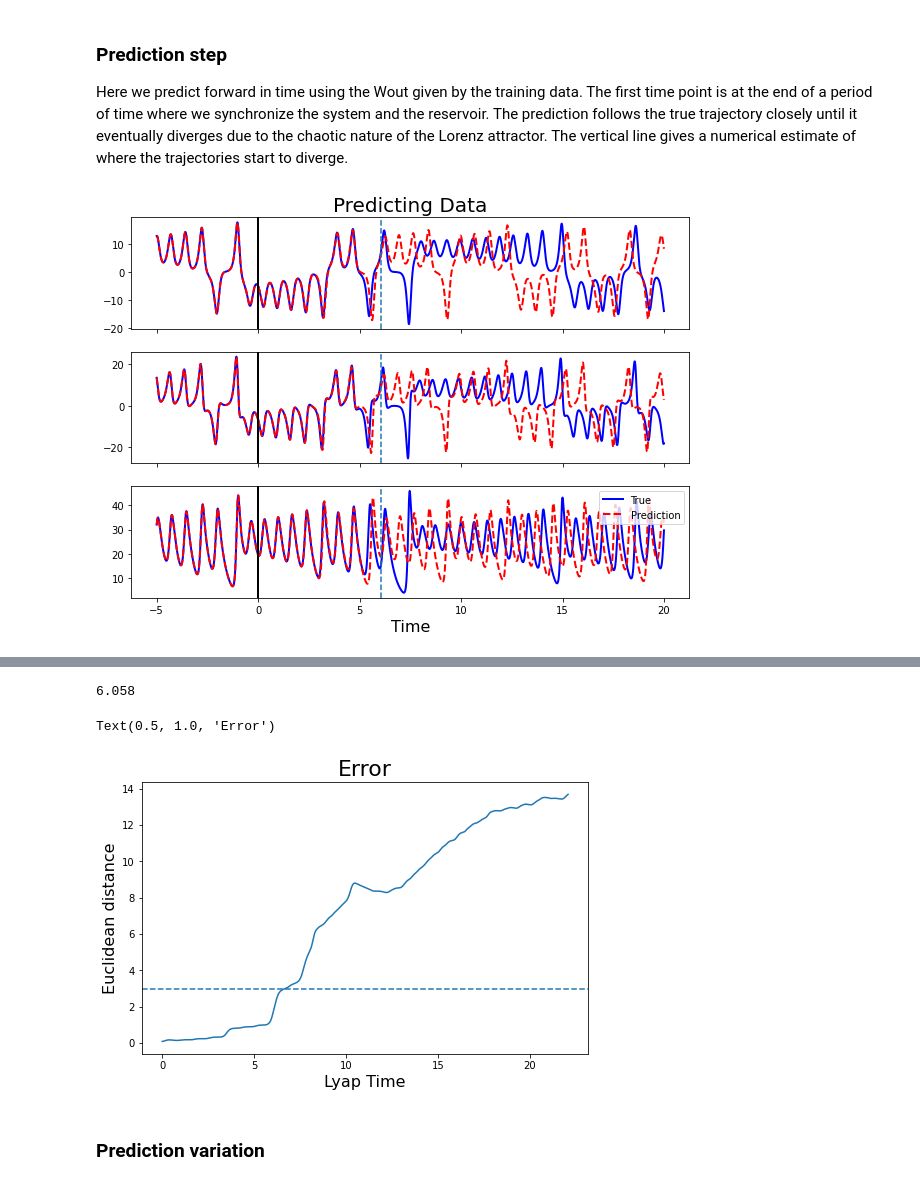
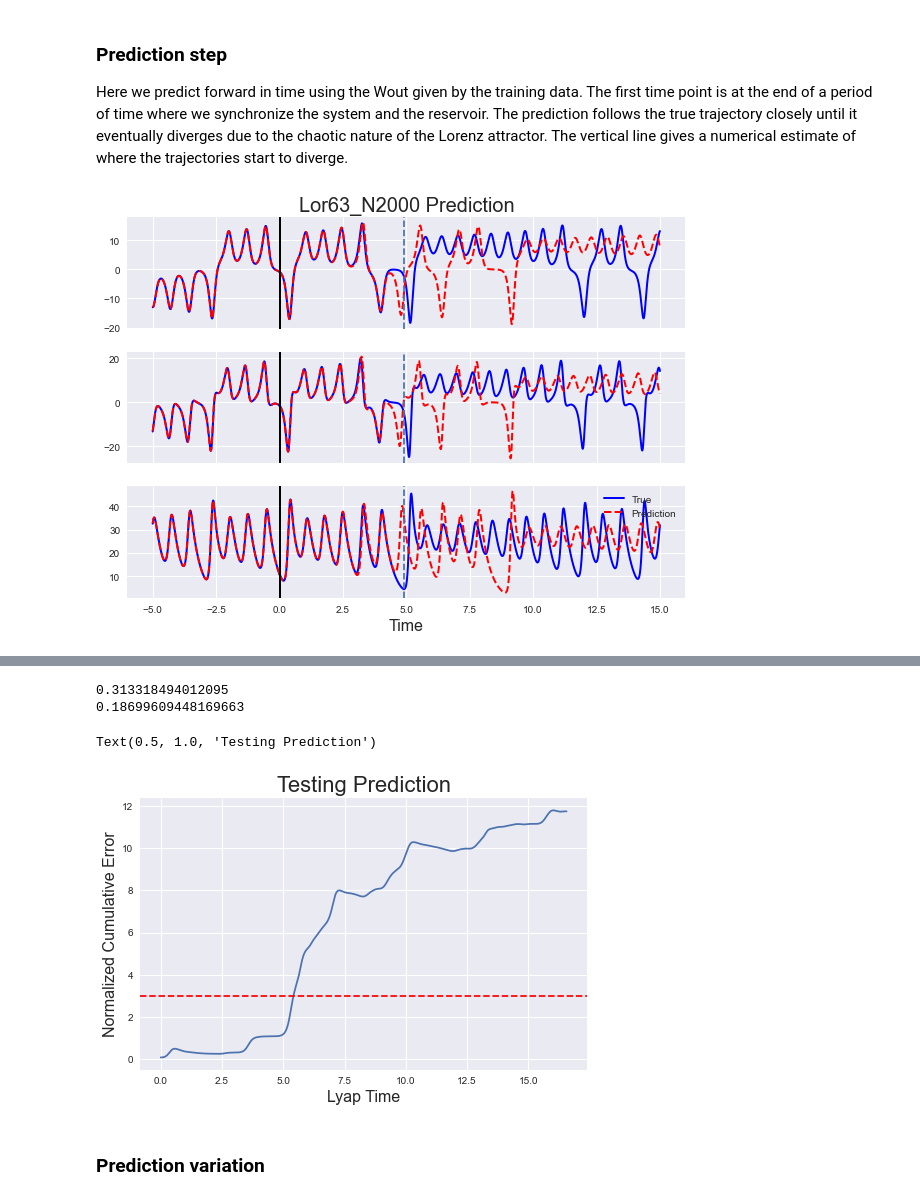
Before and after one commit to japlatt/reservoir, a Jupyter notebook: examples/Example_Lorenz_63.ipynb, the cells around one changed output, grey strips where cells are left out. Drawn from its saved outputs; the diff is of its cells as text; code cells hidden in the pictures.

```diff
--- a/examples/Example_Lorenz_63.ipynb
+++ b/examples/Example_Lorenz_63.ipynb
@@ -135,11 +142,31 @@ params = {'name': 'Lor63_N2000',
           'M_SR': 0.9, #M connectivity matrix spectral radius
           'Win_a': -sigma, #Win input matrix lower bound
           'Win_b': sigma, #Win input matrix upper bound
-          'time_step': 0.002, #integration time step for reservoir
+          'time_step': 0.001, #integration time step for reservoir
           'spinup_time': 10, #time it takes to synchronize res with sys
           'system': lor63sys, #system to run reservoir over
           'saveplots': False} #save the plots
 
+
+# N = 300
+# sigma = 0.1
+
+# # dr/dt = gamma * (-r + tanh(M*r+Win*u))
+# params = {'name': 'Lor63_N2000',
+#           'N': N, #number of neurons
+#           'D': D, #dimension of the input system
+#           'gamma': 20, #time constant for the system
+#           'M_a': -1, #M connectivity matrix lower bound
+#           'M_b': 1, #M connectivity matrix upper bound
+#           'M_pnz': 0.02, #M connectivity matrix sparsity
+#           'M_SR': 1.2, #M connectivity matrix spectral radius
+#           'Win_a': -sigma, #Win input matrix lower bound
+#           'Win_b': sigma, #Win input matrix upper bound
+#           'time_step': 0.001, #integration time step for reservoir
+#           'spinup_time': 10, #time it takes to synchronize res with sys
+#           'system': lor63sys, #system to run reservoir over
+#           'saveplots': False} #save the plots
+
 #build the reservoir
 lor63Res = reservoir(params)
 # %% [markdown]
@@ -164,10 +191,10 @@ constraints = [[(0, N)],
                [(0, N//2), (3*N//2, 2*N)]]
 
 #takes significantly longer when get_jac = True
-data, Jac_est, Jac = lor63Res.train(train_time, #time to train the reservoir
-                                    train_time_step, #time step over which to train (> integration time step)
-                                    Q,
-                                    beta,
-                                    constraints = constraints,
-                                    get_jac = False)
+data = lor63Res.train(train_time, #time to train the reservoir
+                      train_time_step, #time step over which to train (> integration time step)
+                      Q,
+                      beta,
+                      constraints = constraints,
+                      get_jac = False)
 # %% [output]
@@ -196,8 +244,10 @@ array([[ 0.30581522,  0.35559517,  0.03846586, ...,  0.        ,
 Here we predict forward in time using the Wout given by the training data.  The first time point is at the end of a period of time where we synchronize the system and the reservoir. The prediction follows the true trajectory closely until it eventually diverges due to the chaotic nature of the Lorenz attractor.  The vertical line gives a numerical estimate of where the trajectories start to diverge.
 # %%
 %%time
+lor63Res.time_step = 0.001
 # lor63Res.ifsave = True
 acc = 3
-lor63Res.predict(20, acc = acc)
+pred, u_pred, u_true = lor63Res.predict(15, acc = acc, show = True, retDat = True)
+# lor63Res.ifsave = False
 # %% [output]
-[figure, old version]
+[figure, new version]
@@ -206,15 +256,21 @@ Wall time: 10.7 s
-6.058
+# %%
+print(np.linalg.norm(np.mean(u_pred, axis = 1)-np.mean(u_true, axis = 1)))
+print(np.linalg.norm(np.std(u_pred, axis = 1)-np.std(u_true, axis = 1)))
+# %% [output]
+0.313318494012095
+0.18699609448169663
 # %%
+plt.style.use('seaborn')
 fig = plt.figure(figsize = (8, 5))
 plt.plot(lor63Res.pred_t/0.9056, np.cumsum(lor63Res.diff)/np.arange(1, len(lor63Res.diff)+1))
-plt.axhline(acc, ls = '--')
+plt.axhline(acc, ls = '--', c = 'r')
 plt.xlabel('Lyap Time', fontsize = 16)
-plt.ylabel('Euclidean distance', fontsize = 16)
-plt.title('Error', fontsize = 22)
-# fig.savefig('euc_dist.pdf', bbox_inches = 'tight')
+plt.ylabel('Normalized Cumulative Error', fontsize = 16)
+plt.title('Testing Prediction', fontsize = 22)
+# fig.savefig('cum_error.pdf', bbox_inches = 'tight')
 # %% [output]
-Text(0.5, 1.0, 'Error')
+Text(0.5, 1.0, 'Testing Prediction')
-[figure, old version]
+[figure, new version]
 # %% [markdown]
 ### Prediction variation
 # %%
```
Also changed, not shown: parts of 21 cells of this notebook, 3 other files.
